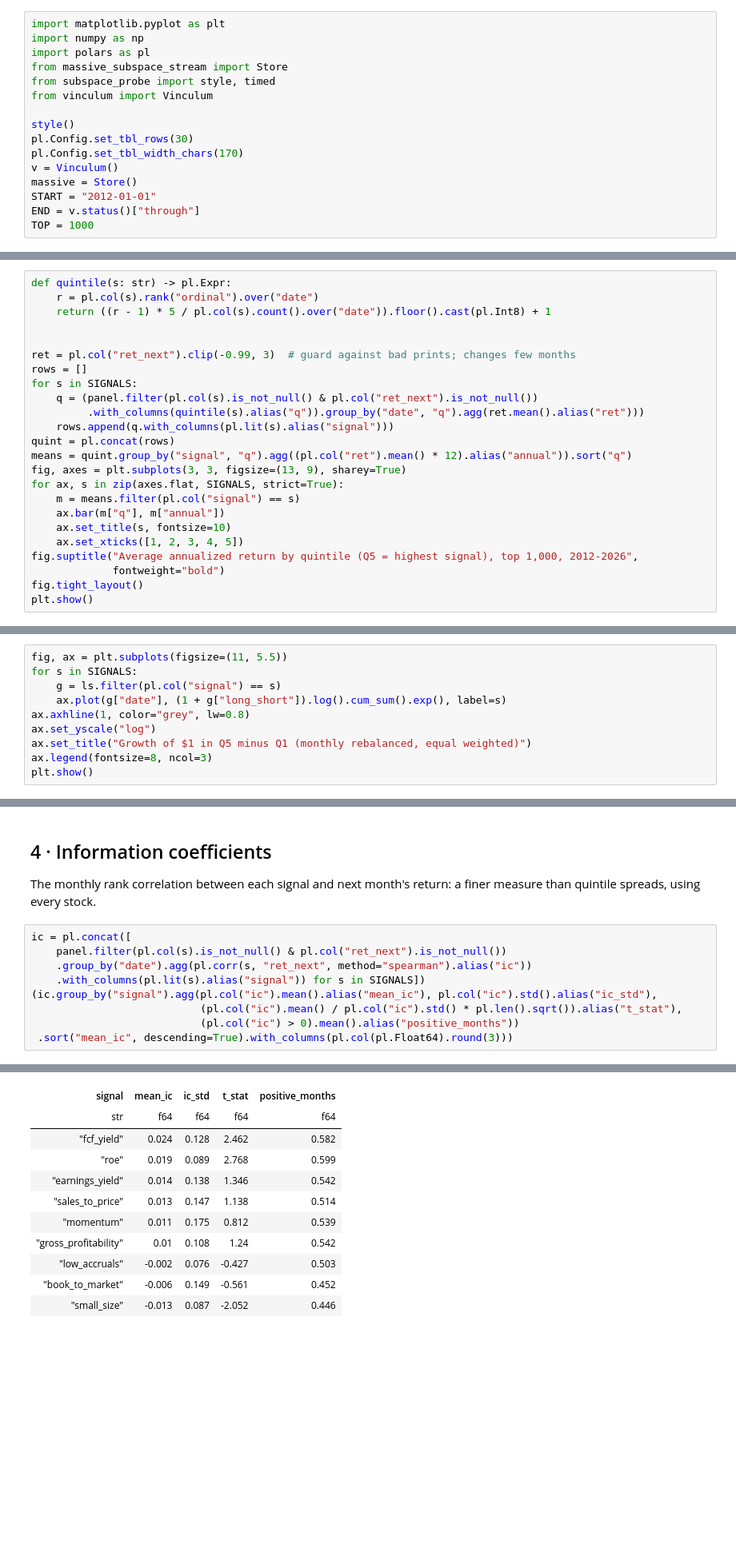
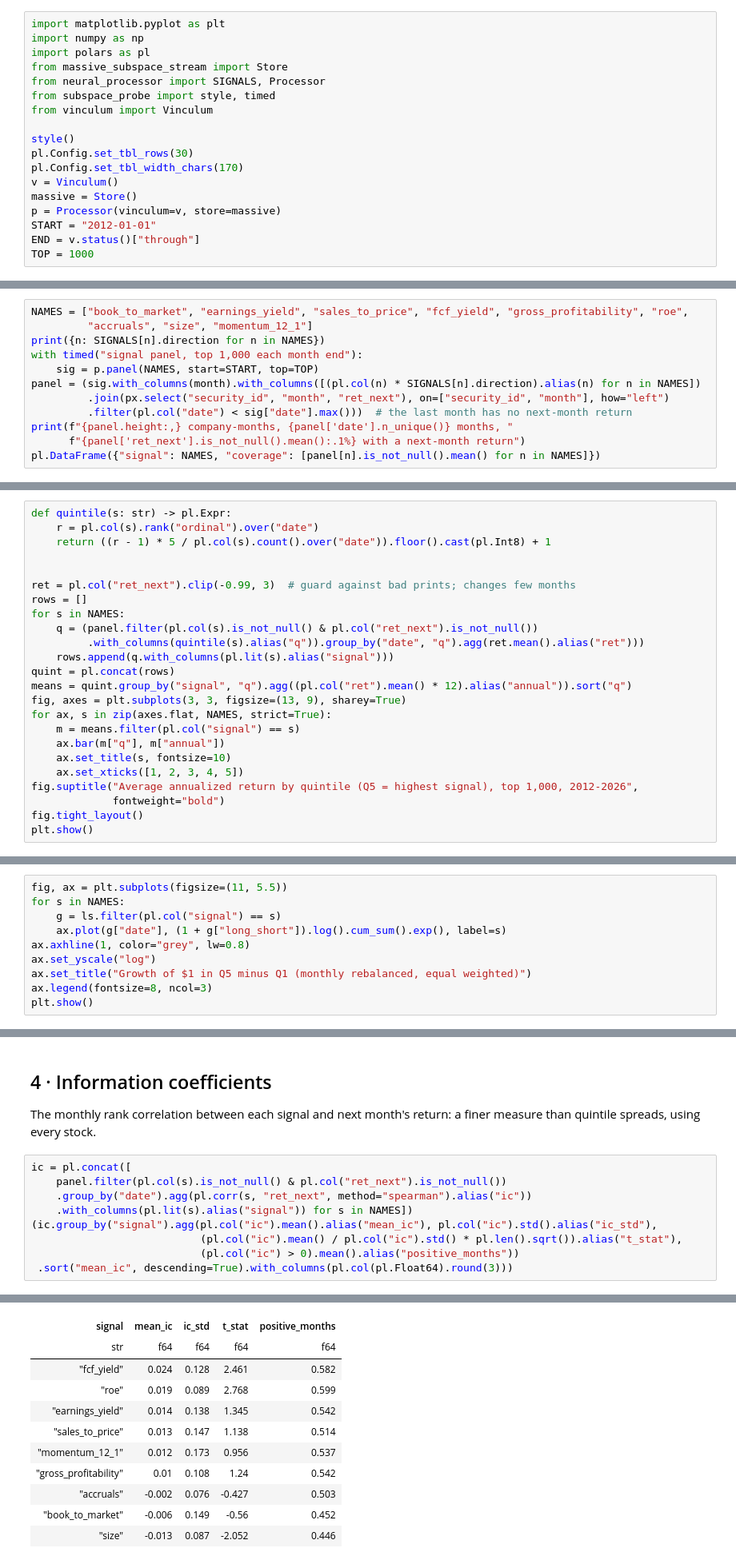
Before and after one commit to yurit04/collective-alpha, a Jupyter notebook: projects/subspace-probe/notebooks/vinculum/03_factor_sorts.ipynb, the cells around one changed output, grey strips where cells are left out. Shown at 80% size. Cells and saved outputs as stored; diff of their text form; blank space fills up the shorter version.

```diff
--- a/projects/subspace-probe/notebooks/vinculum/03_factor_sorts.ipynb
+++ b/projects/subspace-probe/notebooks/vinculum/03_factor_sorts.ipynb
@@ -18,6 +18,7 @@ import matplotlib.pyplot as plt
 import numpy as np
 import polars as pl
 from massive_subspace_stream import Store
+from neural_processor import SIGNALS, Processor
 from subspace_probe import style, timed
 from vinculum import Vinculum
 
@@ -26,6 +27,7 @@ pl.Config.set_tbl_rows(30)
 pl.Config.set_tbl_width_chars(170)
 v = Vinculum()
 massive = Store()
+p = Processor(vinculum=v, store=massive)
 START = "2012-01-01"
 END = v.status()["through"]
 TOP = 1000
@@ -103,0 +62,12 @@ shape: (9, 2)
+# %%
+NAMES = ["book_to_market", "earnings_yield", "sales_to_price", "fcf_yield", "gross_profitability", "roe",
+         "accruals", "size", "momentum_12_1"]
+print({n: SIGNALS[n].direction for n in NAMES})
+with timed("signal panel, top 1,000 each month end"):
+    sig = p.panel(NAMES, start=START, top=TOP)
+panel = (sig.with_columns(month).with_columns([(pl.col(n) * SIGNALS[n].direction).alias(n) for n in NAMES])
+         .join(px.select("security_id", "month", "ret_next"), on=["security_id", "month"], how="left")
+         .filter(pl.col("date") < sig["date"].max()))  # the last month has no next-month return
+print(f"{panel.height:,} company-months, {panel['date'].n_unique()} months, "
+      f"{panel['ret_next'].is_not_null().mean():.1%} with a next-month return")
+pl.DataFrame({"signal": NAMES, "coverage": [panel[n].is_not_null().mean() for n in NAMES]})
@@ -114,14 +100,14 @@ def quintile(s: str) -> pl.Expr:
 
 ret = pl.col("ret_next").clip(-0.99, 3)  # guard against bad prints; changes few months
 rows = []
-for s in SIGNALS:
+for s in NAMES:
     q = (panel.filter(pl.col(s).is_not_null() & pl.col("ret_next").is_not_null())
          .with_columns(quintile(s).alias("q")).group_by("date", "q").agg(ret.mean().alias("ret")))
     rows.append(q.with_columns(pl.lit(s).alias("signal")))
 quint = pl.concat(rows)
 means = quint.group_by("signal", "q").agg((pl.col("ret").mean() * 12).alias("annual")).sort("q")
 fig, axes = plt.subplots(3, 3, figsize=(13, 9), sharey=True)
-for ax, s in zip(axes.flat, SIGNALS, strict=True):
+for ax, s in zip(axes.flat, NAMES, strict=True):
     m = means.filter(pl.col("signal") == s)
     ax.bar(m["q"], m["annual"])
     ax.set_title(s, fontsize=10)
@@ -165,6 +151,6 @@ shape: (9, 7)
 # %%
 fig, ax = plt.subplots(figsize=(11, 5.5))
-for s in SIGNALS:
+for s in NAMES:
     g = ls.filter(pl.col("signal") == s)
     ax.plot(g["date"], (1 + g["long_short"]).log().cum_sum().exp(), label=s)
 ax.axhline(1, color="grey", lw=0.8)
@@ -218,25 +205,25 @@ quintile spreads, using every stock.
 # %%
 ic = pl.concat([
     panel.filter(pl.col(s).is_not_null() & pl.col("ret_next").is_not_null())
     .group_by("date").agg(pl.corr(s, "ret_next", method="spearman").alias("ic"))
-    .with_columns(pl.lit(s).alias("signal")) for s in SIGNALS])
+    .with_columns(pl.lit(s).alias("signal")) for s in NAMES])
 (ic.group_by("signal").agg(pl.col("ic").mean().alias("mean_ic"), pl.col("ic").std().alias("ic_std"),
                            (pl.col("ic").mean() / pl.col("ic").std() * pl.len().sqrt()).alias("t_stat"),
                            (pl.col("ic") > 0).mean().alias("positive_months"))
  .sort("mean_ic", descending=True).with_columns(pl.col(pl.Float64).round(3)))
 # %% [output]
 shape: (9, 5)
 | signal | mean_ic | ic_std | t_stat | positive_months |
 | str | f64 | f64 | f64 | f64 |
-| "fcf_yield" | 0.024 | 0.128 | 2.462 | 0.582 |
+| "fcf_yield" | 0.024 | 0.128 | 2.461 | 0.582 |
 | "roe" | 0.019 | 0.089 | 2.768 | 0.599 |
-| "earnings_yield" | 0.014 | 0.138 | 1.346 | 0.542 |
+| "earnings_yield" | 0.014 | 0.138 | 1.345 | 0.542 |
 | "sales_to_price" | 0.013 | 0.147 | 1.138 | 0.514 |
-| "momentum" | 0.011 | 0.175 | 0.812 | 0.539 |
+| "momentum_12_1" | 0.012 | 0.173 | 0.956 | 0.537 |
 | "gross_profitability" | 0.01 | 0.108 | 1.24 | 0.542 |
-| "low_accruals" | -0.002 | 0.076 | -0.427 | 0.503 |
-| "book_to_market" | -0.006 | 0.149 | -0.561 | 0.452 |
-| "small_size" | -0.013 | 0.087 | -2.052 | 0.446 |
+| "accruals" | -0.002 | 0.076 | -0.427 | 0.503 |
+| "book_to_market" | -0.006 | 0.149 | -0.56 | 0.452 |
+| "size" | -0.013 | 0.087 | -2.052 | 0.446 |
 # %% [markdown]
 ## 5 · What look-ahead does
 
```
Also changed, not shown: parts of 11 cells of this notebook, 22 other files.
